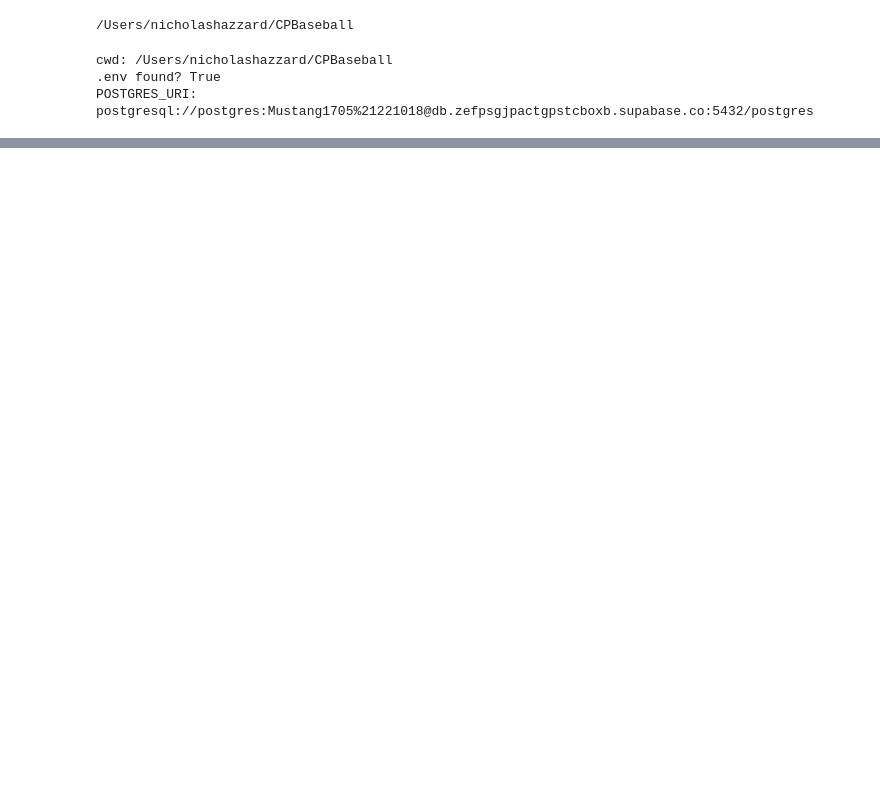
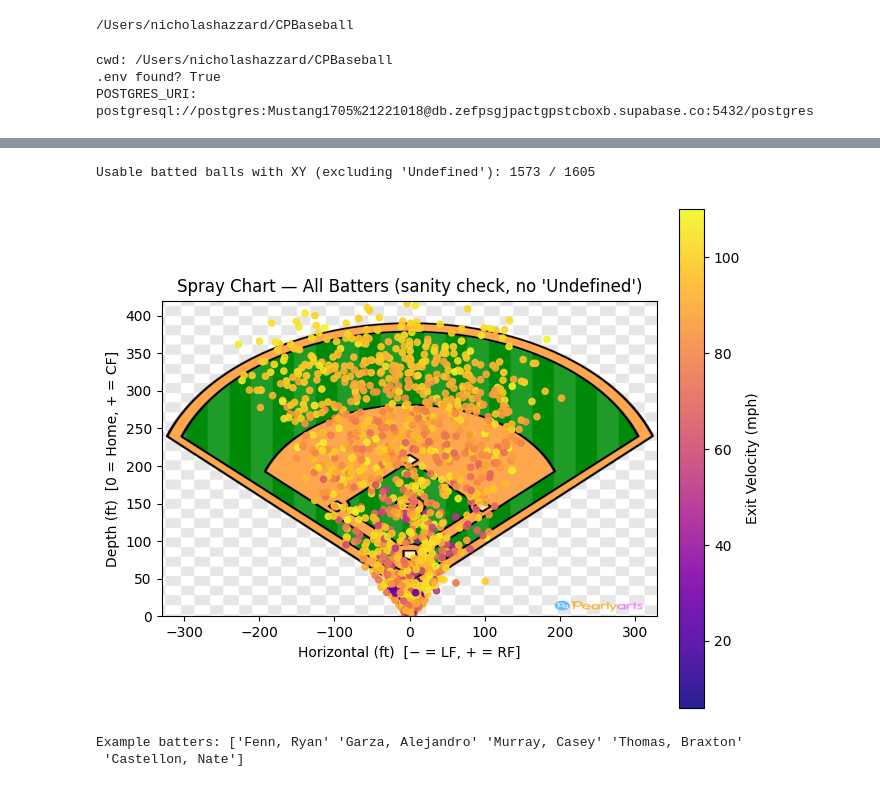
Before and after one commit to nickhazzard13/CPBaseball, a Jupyter notebook: main.ipynb, the cells around one changed output, grey strips where cells are left out. Saved outputs shown, nothing was run; the diff lists cells and outputs as text; code cells hidden in the pictures; blank space fills up the shorter version.

```diff
--- a/main.ipynb
+++ b/main.ipynb
@@ -71,0 +235,78 @@ df2
+# %%
+# --- STEP 2: Compute X/Y field coordinates and sanity-check with a plot ---
+
+import numpy as np
+import pandas as pd
+import matplotlib.pyplot as plt
+from PIL import Image
+
+# Optional: path to your field image (PNG recommended). Use None to skip.
+FIELD_IMAGE = "/Users/nicholashazzard/CPBaseball/baseball.png"
+
+# Work on a copy
+df = df_raw.copy()
+
+# Ensure numeric types for key columns
+for c in ["ExitSpeed","Angle","Direction","Distance","PositionAt110X","PositionAt110Y"]:
+    if c in df.columns:
+        df[c] = pd.to_numeric(df[c], errors="coerce")
+
+# Keep only batted balls
+hits = df[df["ExitSpeed"].notna()].copy()
+
+# --- NEW: drop PlayResult == "Undefined" (case-insensitive, trimmed) ---
+if "PlayResult" in hits.columns:
+    pr_norm = hits["PlayResult"].astype(str).str.strip().str.lower()
+    hits = hits[pr_norm.ne("undefined")].copy()
+
+# Primary XY from Direction (deg) + Distance (ft)
+# Convention assumed: 0° = straightaway CF, negative = pull (LF), positive = oppo (RF)
+use_dir_dist = hits["Distance"].notna() & hits["Direction"].notna()
+theta = np.deg2rad(hits.loc[use_dir_dist, "Direction"])
+D = hits.loc[use_dir_dist, "Distance"]
+hits.loc[use_dir_dist, "X_ft"] = D * np.sin(theta)
+hits.loc[use_dir_dist, "Y_ft"] = D * np.cos(theta)
+
+# Fallback XY from PositionAt110X/Y (TrackMan’s 110-ft plane)
+fallback = hits["X_ft"].isna() & hits["PositionAt110X"].notna() & hits["PositionAt110Y"].notna()
+hits.loc[fallback, "X_ft"] = hits.loc[fallback, "PositionAt110X"]
+hits.loc[fallback, "Y_ft"] = hits.loc[fallback, "PositionAt110Y"]
+
+# Drop rows still missing XY
+hits_xy = hits.dropna(subset=["X_ft","Y_ft"]).copy()
+
+print(f"Usable batted balls with XY (excluding 'Undefined'): {len(hits_xy)} / {len(hits)}")
+
+# ---- Quick sanity plot ----
+X_MIN, X_MAX = -330, 330
+Y_MIN, Y_MAX = 0, 420
+
+fig, ax = plt.subplots(figsize=(7,7))
+
+if FIELD_IMAGE:
+    try:
+        img = Image.open(FIELD_IMAGE).convert("RGBA")
+        img = img.transpose(Image.FLIP_TOP_BOTTOM)   # flip vertically so home plate is at the bottom
+        ax.imshow(np.array(img), extent=[X_MIN, X_MAX, Y_MIN, Y_MAX], origin="lower", zorder=0)
+    except Exception as e:
+        print(f"Could not load field image: {e}")
+
+sc = ax.scatter(
+    hits_xy["X_ft"], hits_xy["Y_ft"],
+    c=hits_xy["ExitSpeed"], s=20, alpha=0.9, cmap="plasma", zorder=1
+)
+ax.set_xlim(X_MIN, X_MAX); ax.set_ylim(Y_MIN, Y_MAX)
+ax.set_aspect("equal","box")
+ax.set_xlabel("Horizontal (ft)  [− = LF, + = RF]")
+ax.set_ylabel("Depth (ft)  [0 = Home, + = CF]")
+ax.set_title("Spray Chart — All Batters (sanity check, no 'Undefined')")
+cbar = plt.colorbar(sc, ax=ax, fraction=0.046, pad=0.04); cbar.set_label("Exit Velocity (mph)")
+plt.show()
+
+# Peek at a few batters to ensure values look reasonable
+print("Example batters:", hits_xy["Batter"].dropna().unique()[:5])
+# %% [output]
+Usable batted balls with XY (excluding 'Undefined'): 1573 / 1605
+[figure, added]
+Example batters: ['Fenn, Ryan' 'Garza, Alejandro' 'Murray, Casey' 'Thomas, Braxton'
+ 'Castellon, Nate']
```
Also changed, not shown: parts of 12 cells of this notebook, 19 other files.
